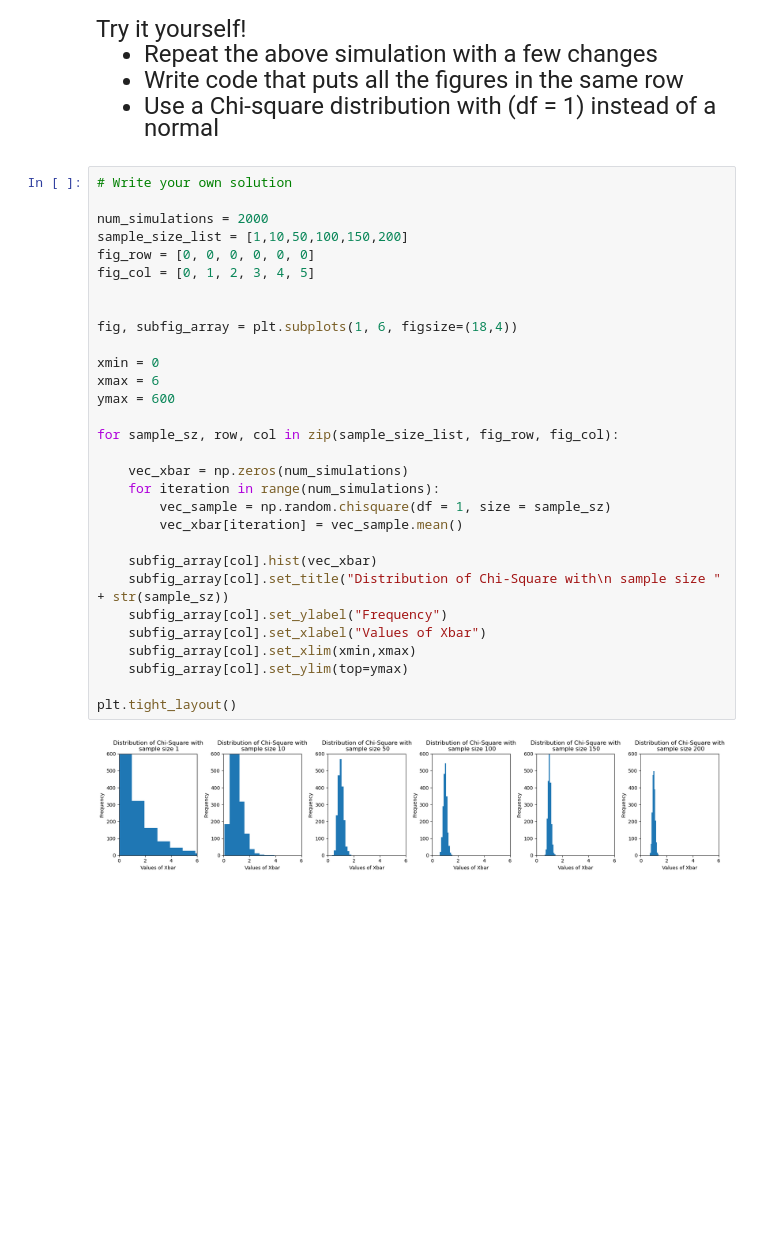
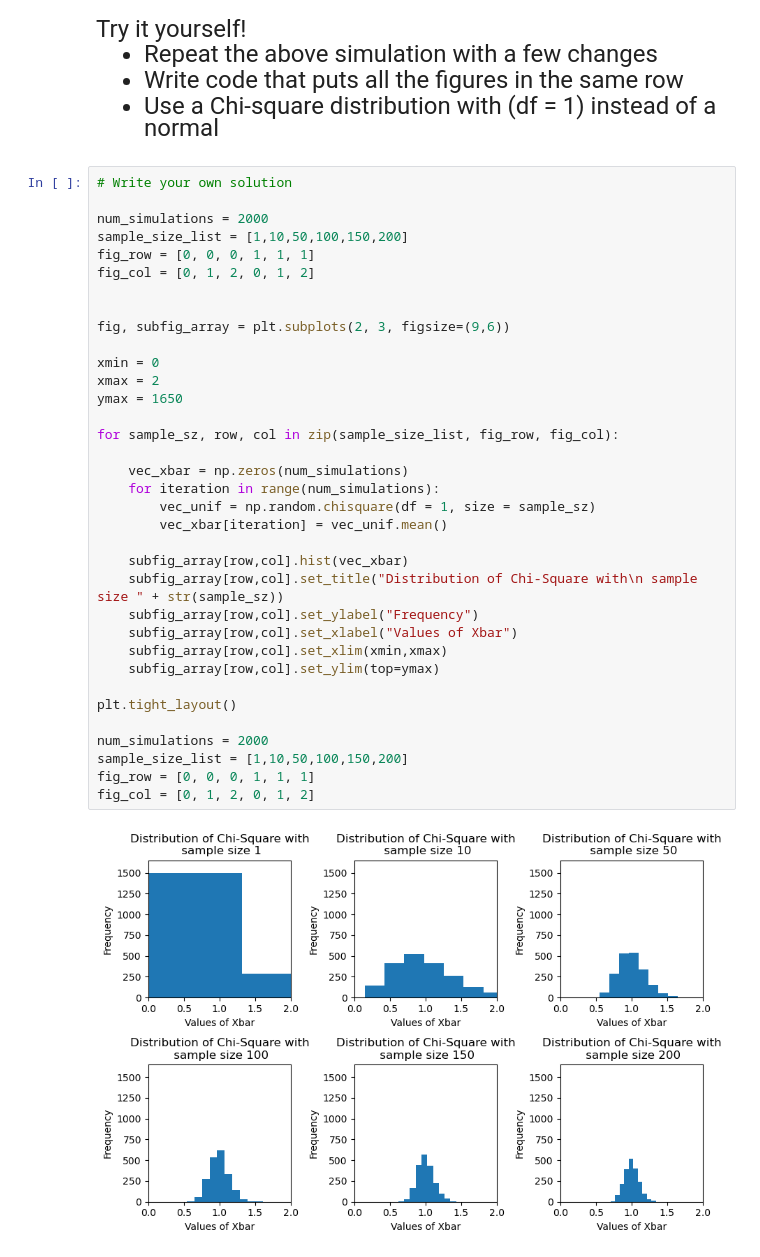
Before and after one commit to ElsaMathew-Lewis/datasci151spring26, a Jupyter notebook: lecture_09/my lecture_09_random_variables copy.ipynb, the cells around one changed output. Cells and saved outputs as stored; diff of their text form; blank space fills up the shorter version.

```diff
--- a/lecture_09/my lecture_09_random_variables copy.ipynb
+++ b/lecture_09/my lecture_09_random_variables copy.ipynb
@@ -537,32 +537,37 @@ Try it yourself!
 # %%
 # Write your own solution
 
 num_simulations = 2000
 sample_size_list = [1,10,50,100,150,200]
-fig_row = [0, 0, 0, 0, 0, 0]
-fig_col = [0, 1, 2, 3, 4, 5]
+fig_row = [0, 0, 0, 1, 1, 1]
+fig_col = [0, 1, 2, 0, 1, 2]
 
 
-fig, subfig_array = plt.subplots(1, 6, figsize=(18,4))
+fig, subfig_array = plt.subplots(2, 3, figsize=(9,6))
 
 xmin = 0
-xmax = 6
-ymax = 600
+xmax = 2
+ymax = 1650
 
 for sample_sz, row, col in zip(sample_size_list, fig_row, fig_col):
 
     vec_xbar = np.zeros(num_simulations)
     for iteration in range(num_simulations):
-        vec_sample = np.random.chisquare(df = 1, size = sample_sz)
-        vec_xbar[iteration] = vec_sample.mean()
+        vec_unif = np.random.chisquare(df = 1, size = sample_sz)
+        vec_xbar[iteration] = vec_unif.mean()
 
-    subfig_array[col].hist(vec_xbar)
-    subfig_array[col].set_title("Distribution of Chi-Square with\n sample size " + str(sample_sz))
-    subfig_array[col].set_ylabel("Frequency")
-    subfig_array[col].set_xlabel("Values of Xbar")
-    subfig_array[col].set_xlim(xmin,xmax)
-    subfig_array[col].set_ylim(top=ymax)
+    subfig_array[row,col].hist(vec_xbar)
+    subfig_array[row,col].set_title("Distribution of Chi-Square with\n sample size " + str(sample_sz))
+    subfig_array[row,col].set_ylabel("Frequency")
+    subfig_array[row,col].set_xlabel("Values of Xbar")
+    subfig_array[row,col].set_xlim(xmin,xmax)
+    subfig_array[row,col].set_ylim(top=ymax)
 
 plt.tight_layout()
+
+num_simulations = 2000
+sample_size_list = [1,10,50,100,150,200]
+fig_row = [0, 0, 0, 1, 1, 1]
+fig_col = [0, 1, 2, 0, 1, 2]
 # %% [output]
-[figure, old version]
+[figure, new version]
```
Also changed, not shown: parts of 13 cells of this notebook, 1 other file.
